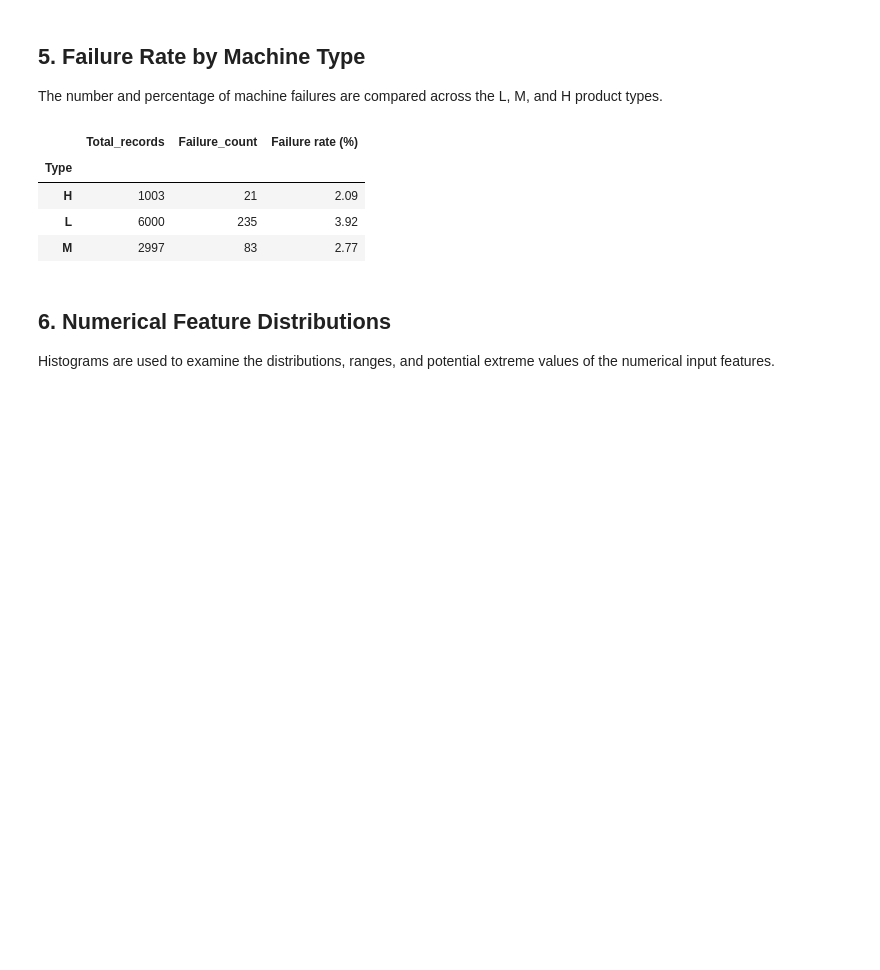
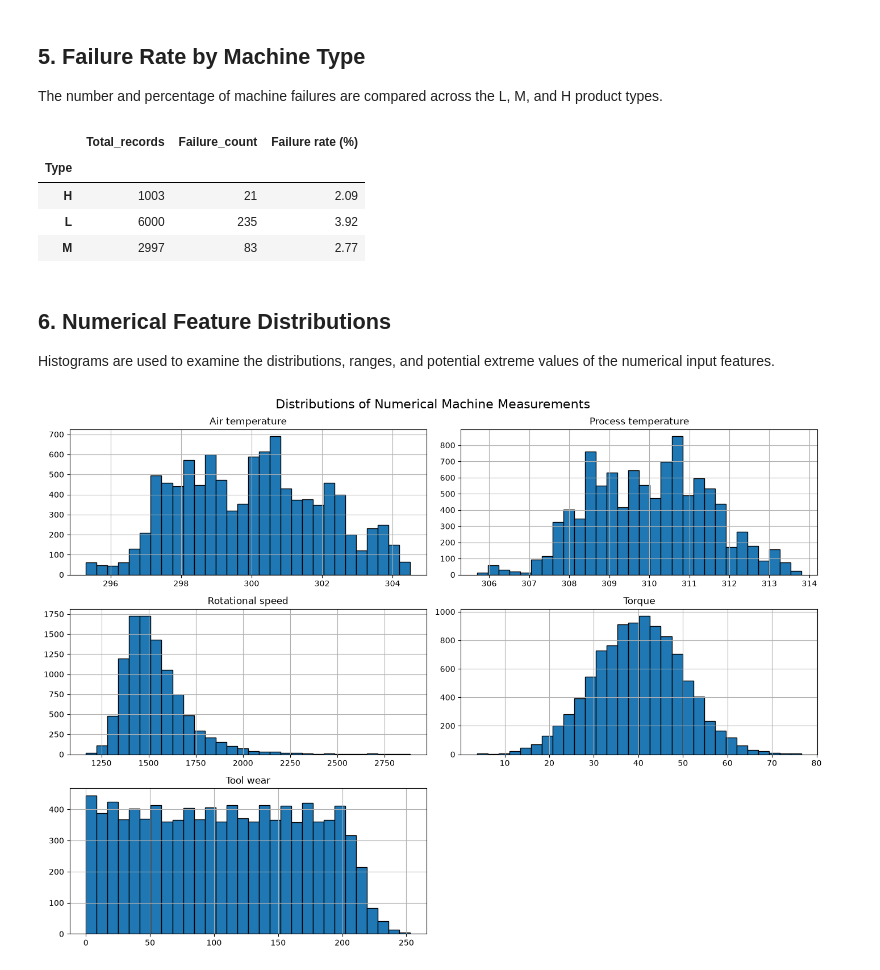
Before and after one commit to aacaas5/reliable-machine-failure-prediction-under-imbalanced-and-corrupted-sensor-data, a Jupyter notebook: notebooks/01_data_exploration.ipynb, the cells around one changed output. Drawn from its saved outputs; the diff is of its cells as text; code cells hidden in the pictures; blank space fills up the shorter version.

```diff
--- a/notebooks/01_data_exploration.ipynb
+++ b/notebooks/01_data_exploration.ipynb
@@ -267,3 +267,24 @@ type_analysis
 ## 6. Numerical Feature Distributions
 
 Histograms are used to examine the distributions, ranges, and potential extreme values of the numerical input features.
+# %%
+# Create one histogram for each numerical feature
+df[numeric_features].hist(
+    figsize=(14, 10),
+    bins=30,
+    edgecolor="black"
+)
+
+# Add an overall title
+plt.suptitle(
+    "Distributions of Numerical Machine Measurements",
+    fontsize=16
+)
+
+# Adjust spacing between graphs
+plt.tight_layout()
+
+# Display all graphs
+plt.show()
+# %% [output]
+[figure, added]
```
Also changed, not shown: parts of 11 cells of this notebook, 2 other files.
